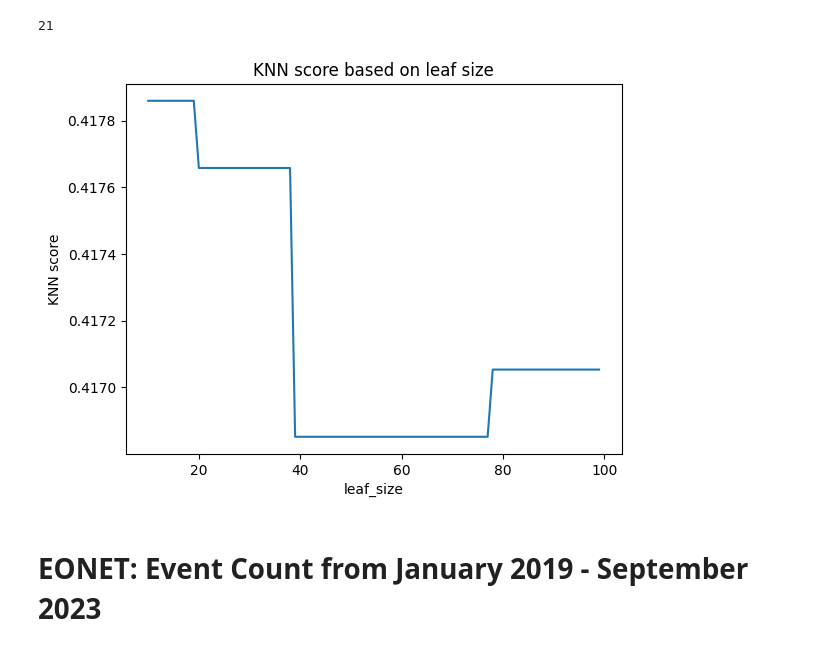
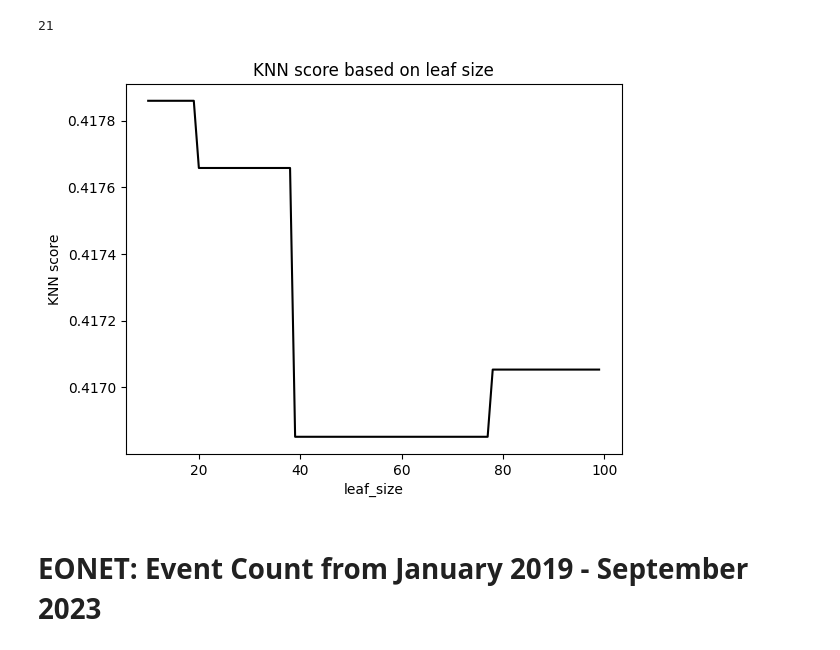
Before and after one commit to indrajos/SGT2, a Jupyter notebook: Nasa_data_COMBINED.ipynb, the cells around one changed output. Drawn from its saved outputs; the diff is of its cells as text; code cells hidden in the pictures.

```diff
--- a/Nasa_data_COMBINED.ipynb
+++ b/Nasa_data_COMBINED.ipynb
@@ -251,8 +232,8 @@ engine = create_engine('mysql+mysqlconnector://root:@localhost/sgtbootfinal')
 chunk_size = 1000
 
 # Iterate over chunks
-for i in range(0, len(df), chunk_size):
-    chunk = df.iloc[i:i+chunk_size]
+for i in range(0, len(meteor), chunk_size):
+    chunk = meteor.iloc[i:i+chunk_size]
     chunk.to_sql(name='meteorite_landings', con=engine, if_exists='append', index=False)
 # %%
 cursor = conn.cursor()
@@ -710,5 +683,9 @@ m.save('Predicted_events_map.html')
 # %% [markdown]
 # Meteorite Landings: Exploratory Data Analysis
+# %%
+meteor = meteor[meteor['mass (g)'] != 0]
+meteor = meteor[meteor['year'] < 2024]
+meteor = meteor.dropna()
 # %%
 # Counts of meteorite categories
 category_counts = meteor['recclass'].value_counts()
@@ -842,7 +791,8 @@ knn_df = knn_df.dropna()
 X = knn_df.drop(['recclass'], axis=1)
 y = knn_df['recclass']
 
-X_train, X_test, y_train, y_test = train_test_split(X, y, test_size = 0.2, random_state= 5, stratify = y)
+X_train, X_test, y_train, y_test = train_test_split(
+    X, y, test_size = 0.2, random_state= 5, stratify = y)
 # %%
 #determining number of neighbors (K)
 neighbors = []
@@ -853,3 +803,8 @@ for i in range(3, 100):
     a = knn.score(X_test, y_test)
     neighbors.append(i)
     knn_scores.append(a)
+# %%
+knn= KNeighborsClassifier(n_neighbors=21)
+knn.fit(X_train, y_train)
+a = knn.score(X_test, y_test)
+print(a)
@@ -876,13 +833,13 @@ for i in range(10, 100):
     leafs.append(i)
     knn_sc.append(a)
 # %%
-plt.plot(leafs, knn_sc)
+plt.plot(leafs, knn_sc, color ='black')
 plt.title("KNN score based on leaf size")
 plt.xlabel("leaf_size")
 plt.ylabel("KNN score")
 plt.show()
 # %% [output]
-[figure, old version]
+[figure, new version]
 # %% [markdown]
 # EONET: Event Count from January 2019 - September 2023
 # %%
```
Also changed, not shown: parts of 54 cells of this notebook.
